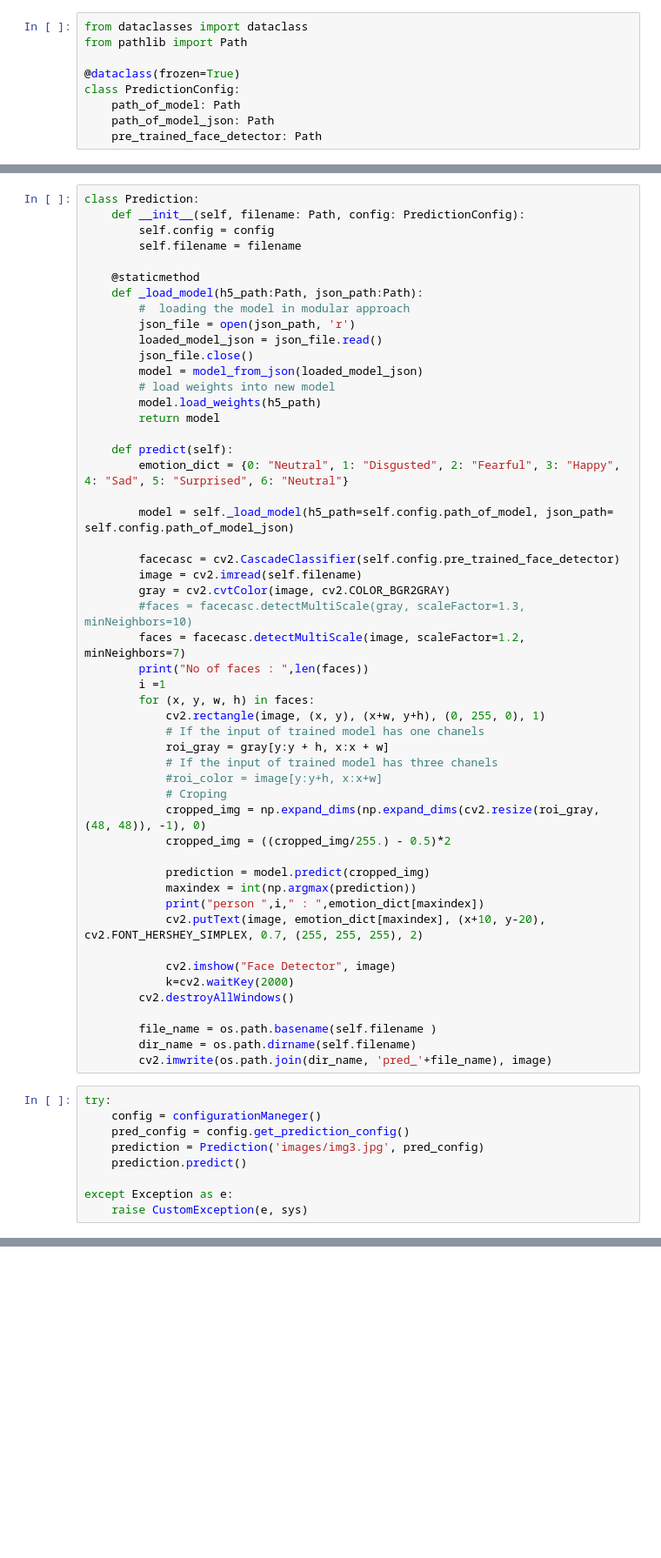
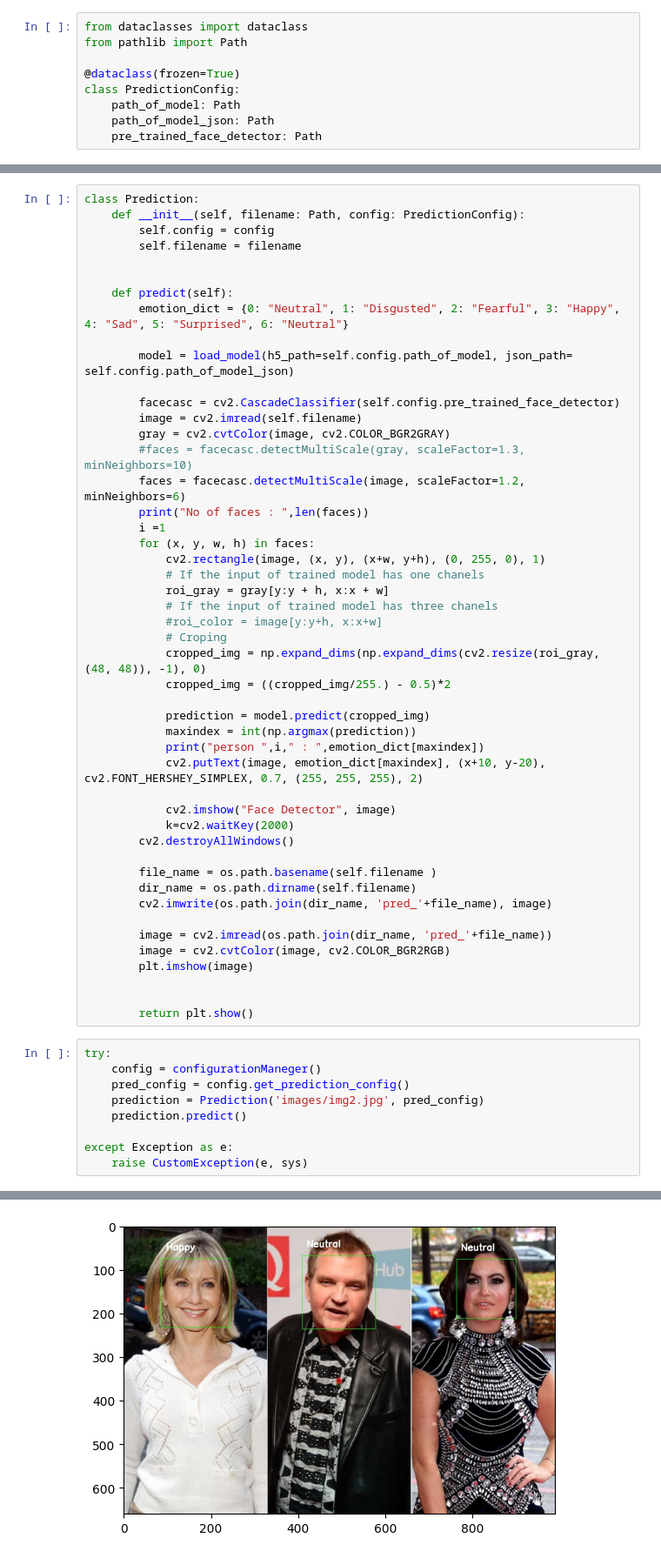
Before and after one commit to Meghdad-DTU/Facial-Impression-Recognition-Classification, a Jupyter notebook: research/07_prediction.ipynb, the cells around one changed output, grey strips where cells are left out. Shown at 87% size. Cells and saved outputs as stored; diff of their text form; blank space fills up the shorter version.

Commit message:
prediction pipeline completed

```diff
--- a/research/07_prediction.ipynb
+++ b/research/07_prediction.ipynb
@@ -58,27 +57,17 @@ class Prediction:
         self.config = config
         self.filename = filename
 
-    @staticmethod
-    def _load_model(h5_path:Path, json_path:Path):
-        #  loading the model in modular approach
-        json_file = open(json_path, 'r')
-        loaded_model_json = json_file.read()
-        json_file.close()
-        model = model_from_json(loaded_model_json)
-        # load weights into new model
-        model.load_weights(h5_path)
-        return model
 
     def predict(self):
         emotion_dict = {0: "Neutral", 1: "Disgusted", 2: "Fearful", 3: "Happy", 4: "Sad", 5: "Surprised", 6: "Neutral"}
 
-        model = self._load_model(h5_path=self.config.path_of_model, json_path= self.config.path_of_model_json)
+        model = load_model(h5_path=self.config.path_of_model, json_path= self.config.path_of_model_json)
 
         facecasc = cv2.CascadeClassifier(self.config.pre_trained_face_detector)
         image = cv2.imread(self.filename)
         gray = cv2.cvtColor(image, cv2.COLOR_BGR2GRAY)
         #faces = facecasc.detectMultiScale(gray, scaleFactor=1.3, minNeighbors=10)
-        faces = facecasc.detectMultiScale(image, scaleFactor=1.2, minNeighbors=7)
+        faces = facecasc.detectMultiScale(image, scaleFactor=1.2, minNeighbors=6)
         print("No of faces : ",len(faces))
         i =1
         for (x, y, w, h) in faces:
@@ -103,11 +92,18 @@ class Prediction:
         file_name = os.path.basename(self.filename )
         dir_name = os.path.dirname(self.filename)
         cv2.imwrite(os.path.join(dir_name, 'pred_'+file_name), image)
+
+        image = cv2.imread(os.path.join(dir_name, 'pred_'+file_name))
+        image = cv2.cvtColor(image, cv2.COLOR_BGR2RGB)
+        plt.imshow(image)
+
+
+        return plt.show()
 # %%
 try:
     config = configurationManeger()
     pred_config = config.get_prediction_config()
-    prediction = Prediction('images/img3.jpg', pred_config)
+    prediction = Prediction('images/img2.jpg', pred_config)
     prediction.predict()
 
 except Exception as e:
@@ -120,0 +119 @@ person  1  :  Happy
+[figure, added]
```
Also changed, not shown: parts of 4 cells of this notebook, 13 other files.
